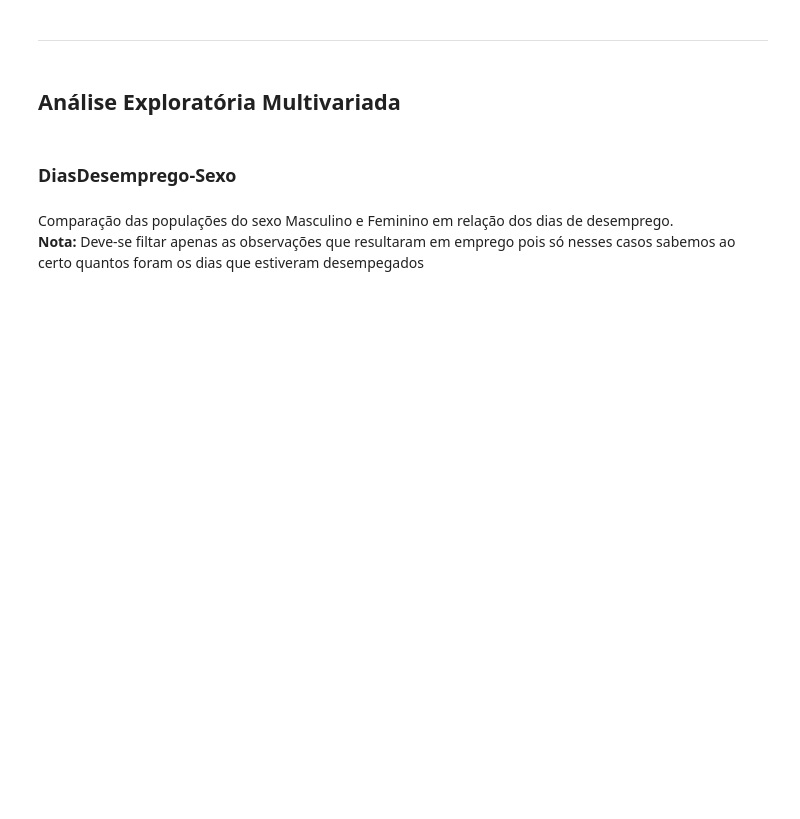
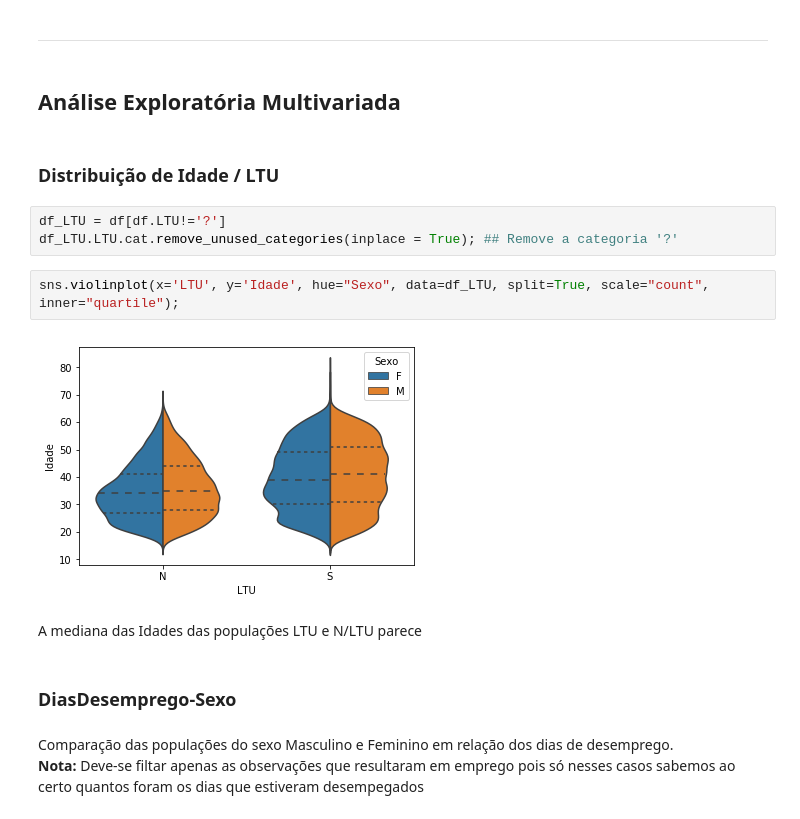
Before and after one commit to rui-mesquita/IEFP_DSSG, a Jupyter notebook: IEFP_DSSG/DataExploration.ipynb, the cells around one changed output. Saved outputs shown, nothing was run; the diff lists cells and outputs as text; blank space fills up the shorter version.

```diff
--- a/IEFP_DSSG/DataExploration.ipynb
+++ b/IEFP_DSSG/DataExploration.ipynb
@@ -173,6 +200,17 @@ sns.distplot(df['Idade'].dropna())
 ***
 # %% [markdown]
 ## Análise Exploratória Multivariada
+# %% [markdown]
+### Distribuição de Idade / LTU
+# %%
+df_LTU = df[df.LTU!='?']
+df_LTU.LTU.cat.remove_unused_categories(inplace = True); ## Remove a categoria '?'
+# %%
+sns.violinplot(x='LTU', y='Idade', hue="Sexo", data=df_LTU, split=True, scale="count", inner="quartile");
+# %% [output]
+[figure, added]
+# %% [markdown]
+A mediana das Idades das populações LTU e N/LTU parece
 # %% [markdown]
 ### DiasDesemprego-Sexo
 # %% [markdown]
```
Also changed, not shown: parts of 19 cells of this notebook, 1 other file.
